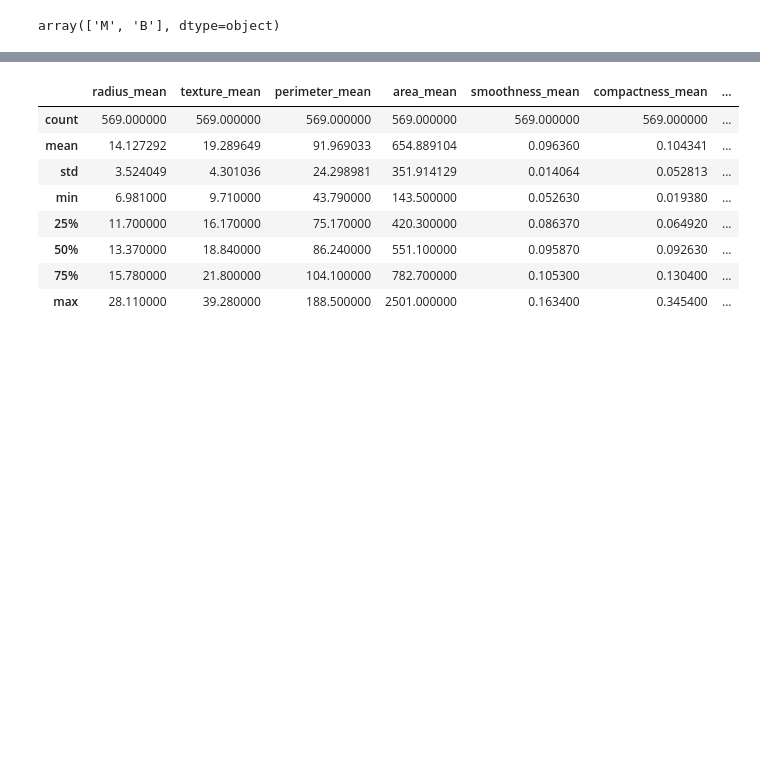
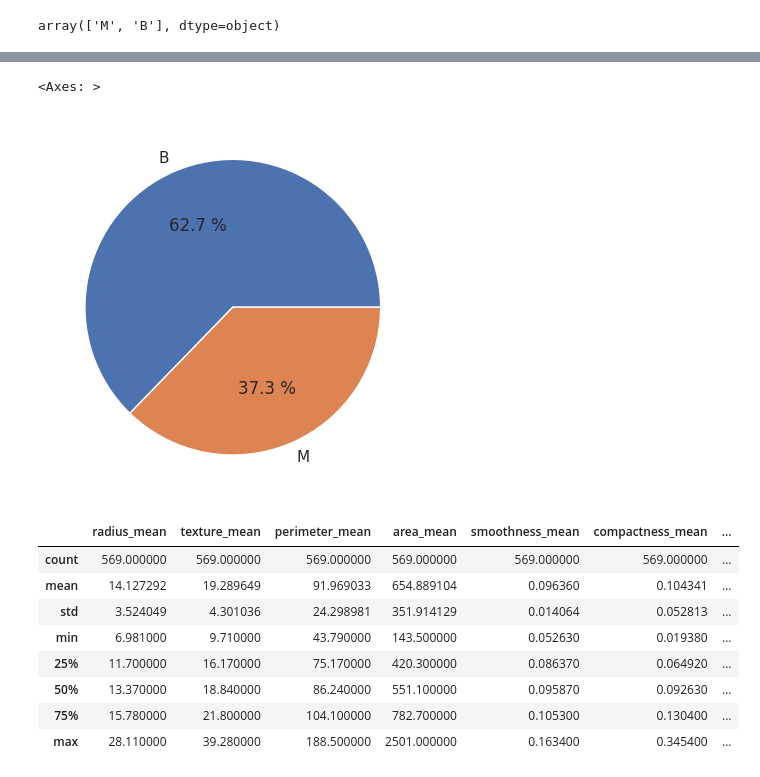
Before and after one commit to MarioSAJavier/MachineLearningSinFrameworks, a Jupyter notebook: TestCancer.ipynb, the cells around one changed output, grey strips where cells are left out. Saved outputs shown, nothing was run; the diff lists cells and outputs as text; code cells hidden in the pictures; blank space fills up the shorter version.

```diff
--- a/TestCancer.ipynb
+++ b/TestCancer.ipynb
@@ -95,3 +100,8 @@ array(['M', 'B'], dtype=object)
+# %%
+df.groupby('diagnosis').size().plot(kind='pie', autopct="%0.1f %%",labels = ['B', 'M'])
+# %% [output]
+<Axes: >
+[figure, added]
 # %%
 df.describe()
 # %% [output]
```
Also changed, not shown: parts of 9 cells of this notebook.
